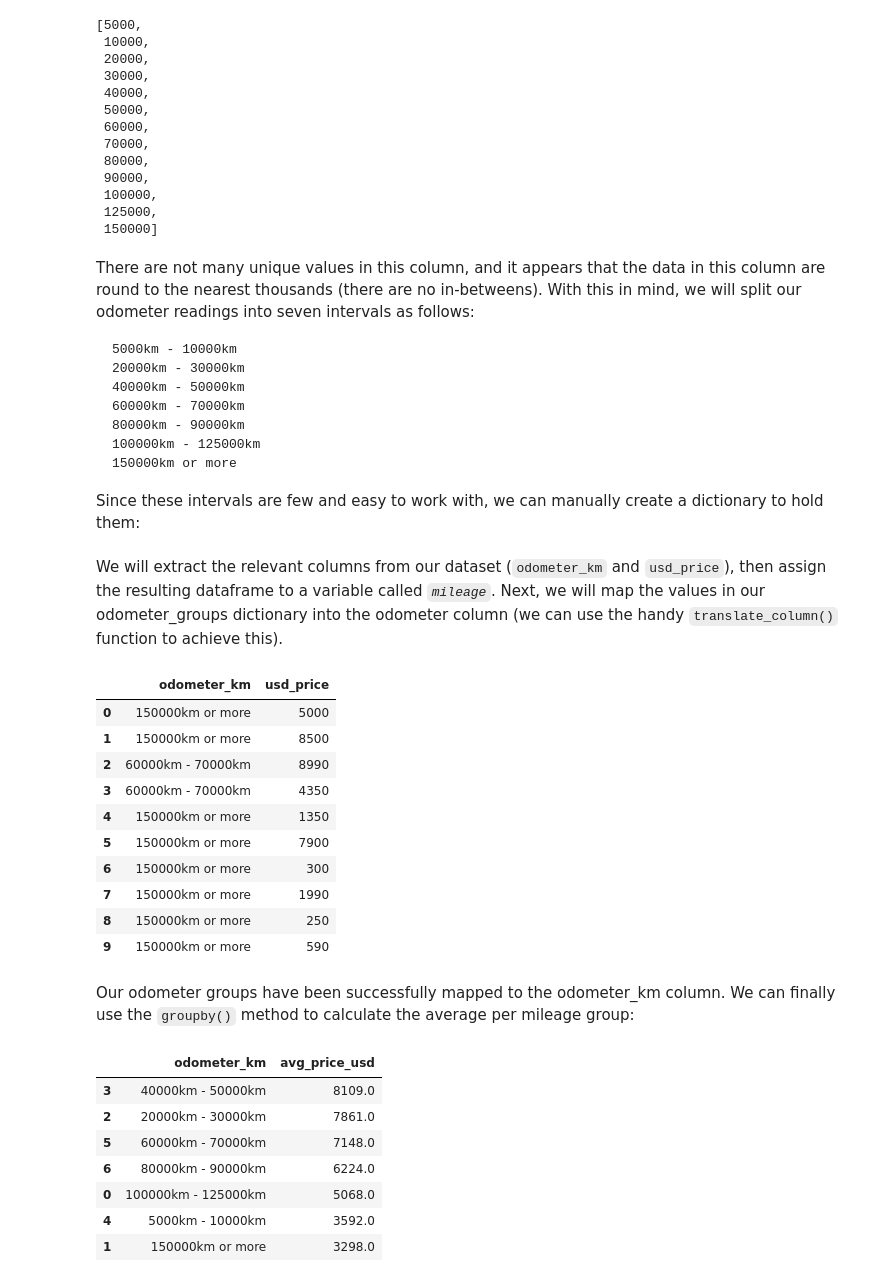
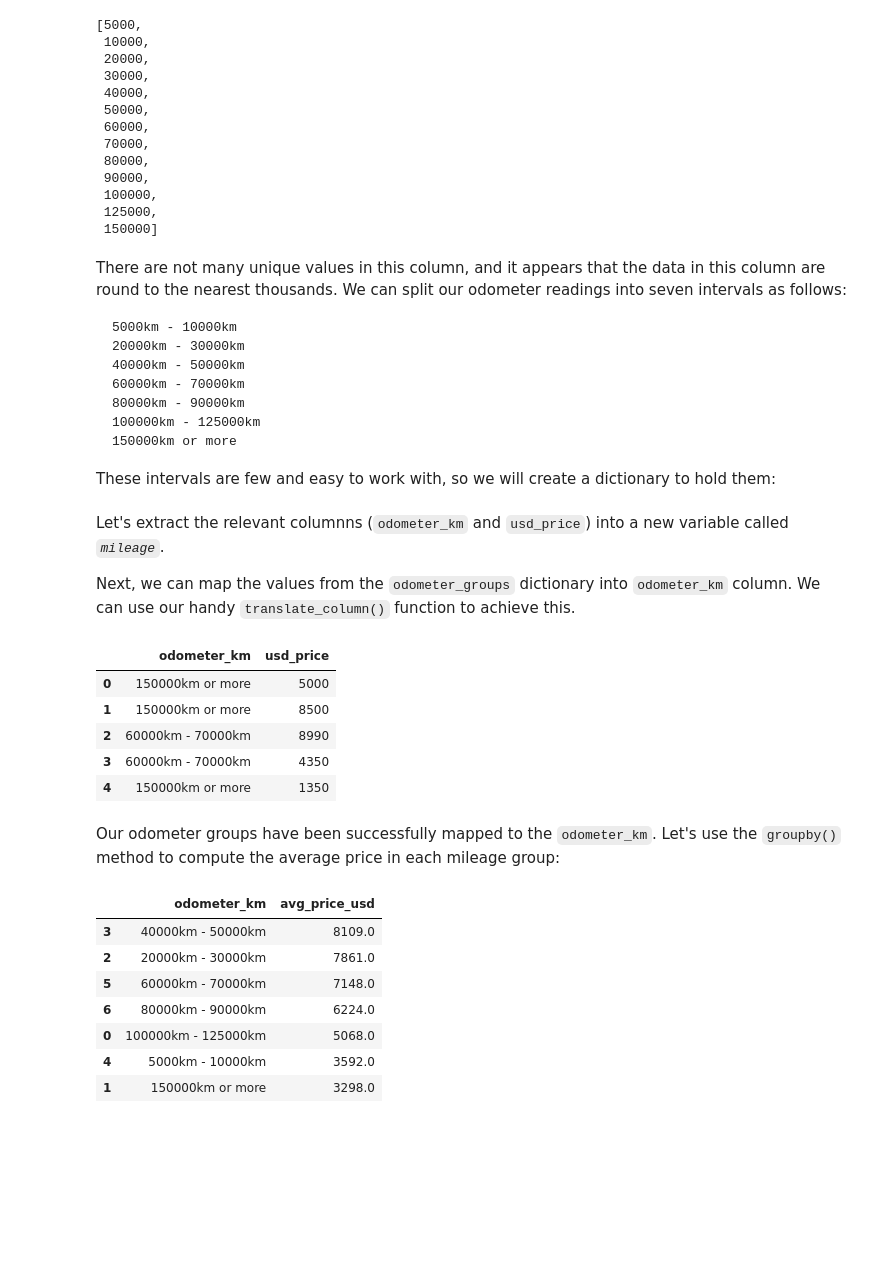
Before and after one commit to Lippins/Ebay_car_sales, a Jupyter notebook: notebook.ipynb, the cells around one changed output. Saved outputs shown, nothing was run; the diff lists cells and outputs as text; code cells hidden in the pictures; blank space fills up the shorter version.

````diff
--- a/notebook.ipynb
+++ b/notebook.ipynb
@@ -438,14 +440,14 @@ With the information we have gathered, we can calculate our interquartile range
 ```
 Lets define all these boundaries in the code cell below:
 # %%
-price_25th, price_75th = (1100, 7200)
+price_25, price_75 = (1100, 7200)
 
-IQR = price_75th - price_25th
-lower_limit = price_25th - (1.5*IQR)
-upper_limit = price_75th + (1.5*IQR)
+IQR = price_75 - price_25
+lower_fence = price_25 - (1.5*IQR)
+upper_fence = price_75 + (1.5*IQR)
 
 print('Interquartile Range: ', IQR)
-print('Lower Limit: ', lower_limit)
-print('Upper Limit: ', upper_limit)
+print('Lower fence: ', lower_fence)
+print('Upper fence: ', upper_fence)
 # %% [output]
 Interquartile Range:  6100
@@ -467,5 +471,5 @@ Of the 50,000 rows in our dataset, 1,421 records `(3%)` are listed at zero price
 # %%
-autos = autos[autos['usd_price'].between(1, upper_limit)]
+autos = autos[autos['usd_price'].between(1, upper_fence)]
 
 autos['usd_price'].describe()
 # %% [output]
@@ -970,7 +991,7 @@ sorted(autos['odometer_km'].unique())
  125000,
  150000]
 # %% [markdown]
-There are not many unique values in this column, and it appears that the data in this column are round to the nearest thousands (there are no in-betweens). With this in mind, we will split our odometer readings into seven intervals as follows:
+There are not many unique values in this column, and it appears that the data in this column are round to the nearest thousands. We can split our odometer readings into seven intervals as follows:
 
 ```
 5000km - 10000km
@@ -981,7 +1002,8 @@ There are not many unique values in this column, and it appears that the data in
 100000km - 125000km
 150000km or more
 ```
-Since these intervals are few and easy to work with, we can manually create a dictionary to hold them:
+
+These intervals are few and easy to work with, so we will create a dictionary to hold them:
 # %%
 odometer_groups = {
     5000:'5000km - 10000km',
@@ -999,27 +1021,24 @@ odometer_groups = {
     150000:'150000km or more'
 }
 # %% [markdown]
-We will extract the relevant columns from our dataset (`odometer_km` and `usd_price`), then assign the resulting dataframe to a variable called *`mileage`*. Next, we will map the values in our odometer_groups dictionary into the odometer column (we can use the handy `translate_column()` function to achieve this).
+Let's extract the relevant columnns (`odometer_km` and `usd_price`) into a new variable called *`mileage`*.
+
+Next, we can map the values from the `odometer_groups` dictionary into `odometer_km` column. We can use our handy `translate_column()` function to achieve this.
 # %%
 # extract relevant columns
 mileage = autos[['odometer_km', 'usd_price']]
 
 translate_column(mileage,'odometer_km',odometer_groups)
-mileage.head(10)
+mileage.head()
 # %% [output]
 |  | odometer_km | usd_price |
 | 0 | 150000km or more | 5000 |
 | 1 | 150000km or more | 8500 |
 | 2 | 60000km - 70000km | 8990 |
 | 3 | 60000km - 70000km | 4350 |
 | 4 | 150000km or more | 1350 |
-| 5 | 150000km or more | 7900 |
-| 6 | 150000km or more | 300 |
-| 7 | 150000km or more | 1990 |
-| 8 | 150000km or more | 250 |
-| 9 | 150000km or more | 590 |
 # %% [markdown]
-Our odometer groups have been successfully mapped to the odometer_km column. We can finally use the `groupby()` method to calculate the average per mileage group:
+Our odometer groups have been successfully mapped to the `odometer_km`. Let's use the `groupby()` method to compute the average price in each mileage group:
 # %%
 price_by_mileage =(mileage.groupby('odometer_km')['usd_price'].mean()
                        .reset_index(name='avg_price_usd')
````
Also changed, not shown: parts of 68 cells of this notebook.
